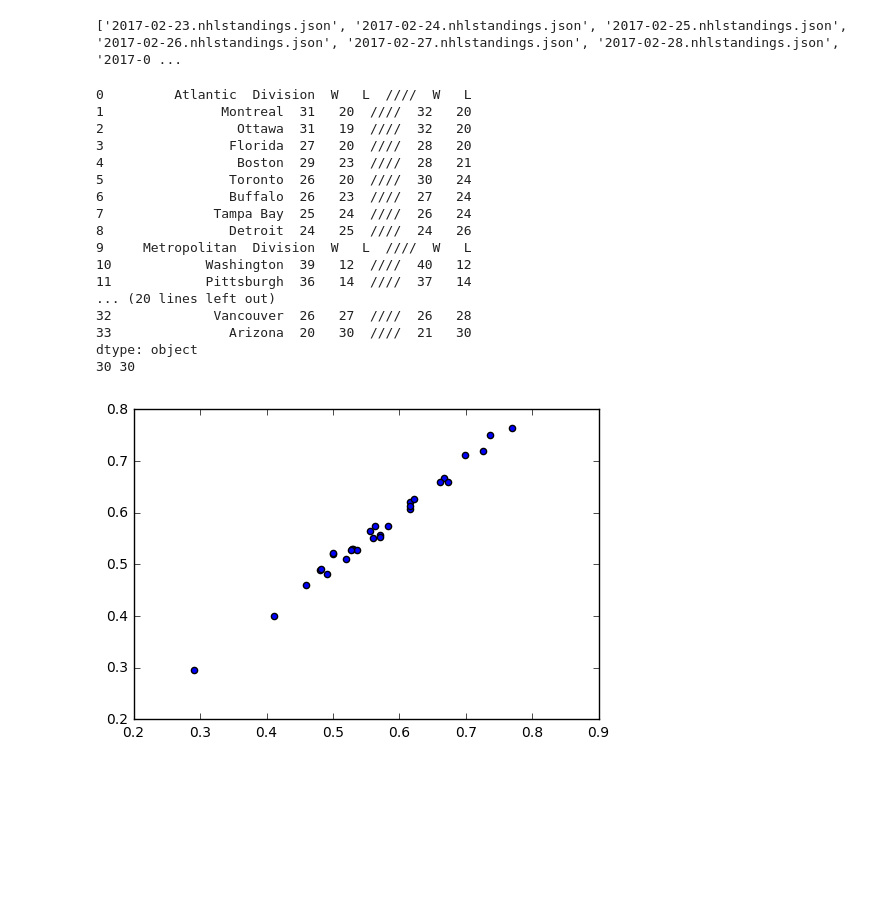
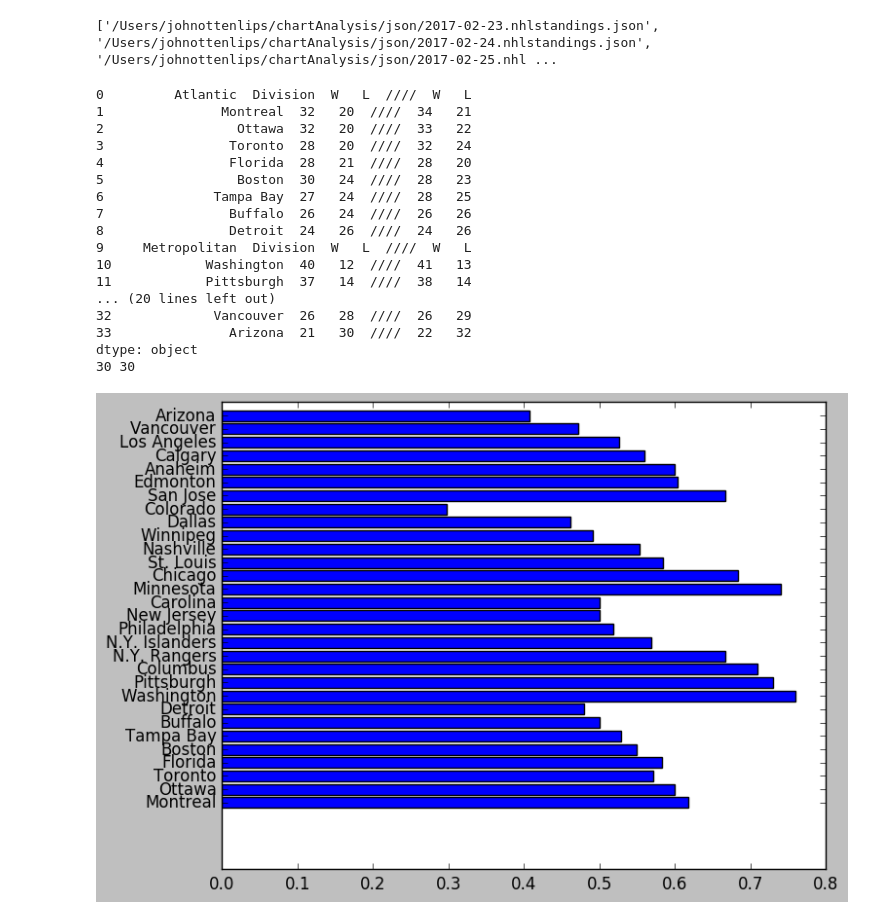
Before and after one commit to jottenlips/chartAnalysis, a Jupyter notebook: Untitled.ipynb, the cells around one changed output. Drawn from its saved outputs; the diff is of its cells as text; code cells hidden in the pictures; blank space fills up the shorter version.

```diff
--- a/Untitled.ipynb
+++ b/Untitled.ipynb
@@ -6,12 +6,13 @@ import matplotlib
 %matplotlib inline
 import os
 
+
 filename = '/Users/johnottenlips/chartAnalysis/json/2017-02-23.nhlstandings.json'
 #filename = 'C:\Users\username\pathToFile\fileName.json'
 #filename = 'fileName.json'
 data = pd.read_json(filename)
 
-filename2 = '/Users/johnottenlips/chartAnalysis/json/2017-02-24.nhlstandings.json'
+filename2 = '/Users/johnottenlips/chartAnalysis/json/2017-02-28.nhlstandings.json'
 #filename = 'C:\Users\username\pathToFile\fileName.json'
 #filename = 'fileName.json'
 data2 = pd.read_json(filename2)
@@ -19,14 +20,28 @@ data2 = pd.read_json(filename2)
 
 fileNames = []
 for file in os.listdir('json'):
-    fileNames.append(file)
+    fileNames.append('/Users/johnottenlips/chartAnalysis/json/'+file)
 print(fileNames)
 
-for theFile in fileNames:
-    pd.read_json(theFile)
+# jsonData = []
+# for fileName in fileNames:
+#     json = pd.read_json(fileName)
+#     jsonData.append(json)
+
+# realData = []
+# for i in range(len(jsonData)):
+#     for j in range(len(jsonData[i])):
+# #         #print(jsonData[i].Win[j])
+#         realData.append(jsonData[jsonData[i].Win[j] != "W"])
+# print(realData)
 # %% [output]
-['2017-02-23.nhlstandings.json', '2017-02-24.nhlstandings.json', '2017-02-25.nhlstandings.json', '2017-02-26.nhlstandings.json', '2017-02-27.nhlstandings.json', '2017-02-28.nhlstandings.json', '2017-0 ...
+['/Users/johnottenlips/chartAnalysis/json/2017-02-23.nhlstandings.json', '/Users/johnottenlips/chartAnalysis/json/2017-02-24.nhlstandings.json', '/Users/johnottenlips/chartAnalysis/json/2017-02-25.nhl ...
 # %%
+import matplotlib.pyplot as plt; plt.rcdefaults()
+import numpy as np
+import matplotlib.pyplot as plt
+import plotly
+
 # set(data.Team)
 print(data.Team+"  "+data.Win+"   "+data.Loss +"  ////  "+ data2.Win + "   " + data2.Loss)
 Wins = []
@@ -37,9 +52,14 @@ numGame = []
 numGame2 = []
 percentage = []
 percentage2 = []
+teams = []
 for i in range(len(data.Win)):
     if data.Win[i] != "W":
          Wins.append(int(data.Win[i]))
+
+for i in range(len(data.Win)):
+    if data.Win[i] != "W":
+         teams.append(data.Team[i])
 
 for i in range(len(data2.Win)):
     if data2.Win[i] != "W":
@@ -48,44 +68,62 @@ for i in range(len(data2.Win)):
 for i in range(len(data.Loss)):
     if data.Loss[i] != "L":
          Loss.append(int(data.Loss[i]))
 
 
 for i in range(len(data2.Loss)):
     if data2.Loss[i] != "L":
          Loss2.append(int(data2.Loss[i]))
 
 for i in range(len(Loss)):
     numGame.append(Loss[i] + Wins[i])
     percentage.append(Wins[i]/numGame[i])
 
 for i in range(len(Loss2)):
     numGame2.append(Loss2[i] + Wins2[i])
     percentage2.append(Wins2[i]/numGame2[i])
 
 
 
 
 
+
 print(len(numGame), len(Wins))
+y_pos = np.arange(30)
+x_pos = np.arange(30)
+performance = (0,1,2,3,4,5,6,7,8,9,10,11,12,13,14,15,16,17,18,19,20,21,22,23,24,25,26,27,28,29)
+# performance = [10,8,6,4,2,1]
 
-plt.scatter(percentage2, percentage)
+plt.barh(y_pos, percentage2, align='center' )
+plt.yticks(y_pos, teams)
 plt.show()
+
+
+objects = ('Python', 'C++', 'Java', 'Perl', 'Scala', 'Lisp')
+y_pos = np.arange(len(objects))
+performance = [10,8,6,4,2,1]
+
+plt.barh(y_pos, performance, align='center', alpha=0.5)
+plt.yticks(y_pos, objects)
+plt.xlabel('Usage')
+plt.title('Programming language usage')
+
+plt.show()
 # %% [output]
 0         Atlantic  Division  W   L  ////  W   L
-1               Montreal  31   20  ////  32   20
-2                 Ottawa  31   19  ////  32   20
-3                Florida  27   20  ////  28   20
-4                 Boston  29   23  ////  28   21
-5                Toronto  26   20  ////  30   24
-6                Buffalo  26   23  ////  27   24
-7              Tampa Bay  25   24  ////  26   24
-8                Detroit  24   25  ////  24   26
+1               Montreal  32   20  ////  34   21
+2                 Ottawa  32   20  ////  33   22
+3                Toronto  28   20  ////  32   24
+4                Florida  28   21  ////  28   20
+5                 Boston  30   24  ////  28   23
+6              Tampa Bay  27   24  ////  28   25
+7                Buffalo  26   24  ////  26   26
+8                Detroit  24   26  ////  24   26
 9     Metropolitan  Division  W   L  ////  W   L
-10            Washington  39   12  ////  40   12
-11            Pittsburgh  36   14  ////  37   14
+10            Washington  40   12  ////  41   13
+11            Pittsburgh  37   14  ////  38   14
 ... (20 lines left out)
-32             Vancouver  26   27  ////  26   28
-33               Arizona  20   30  ////  21   30
+32             Vancouver  26   28  ////  26   29
+33               Arizona  21   30  ////  22   32
 dtype: object
 30 30
-[figure, old version]
+[figure, new version]
```
Also changed, not shown: parts of 1 cell of this notebook, 3 other files.
